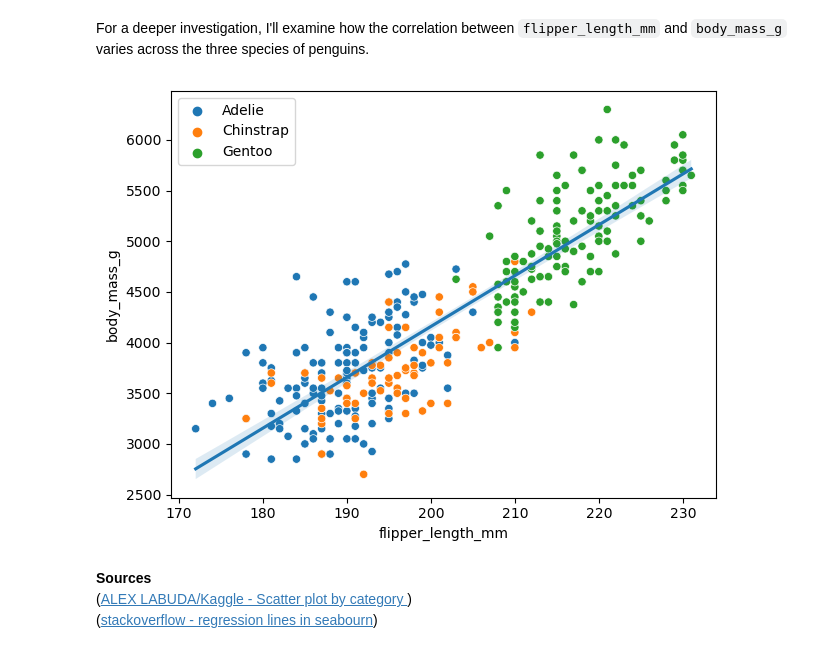
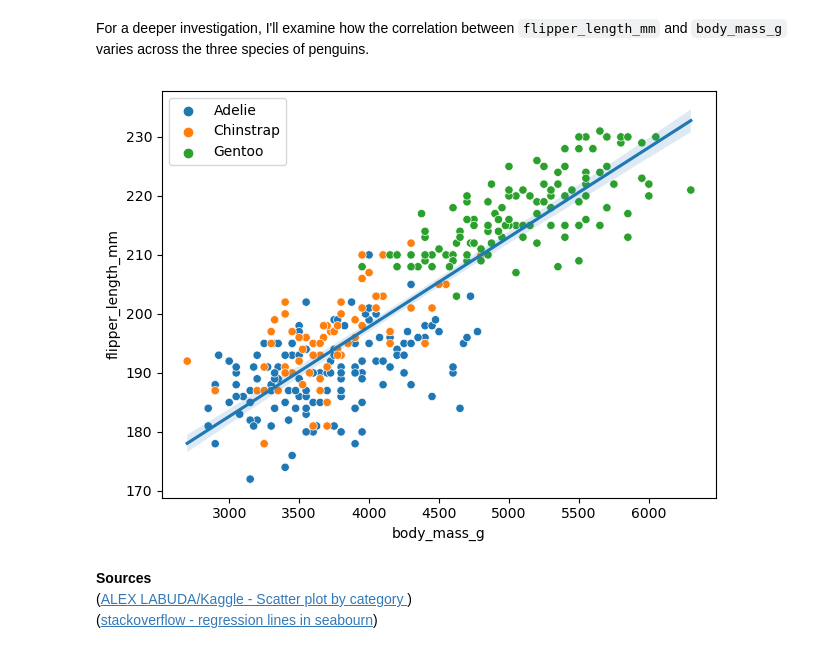
Before and after one commit to sarahembarry/poda-project, a Jupyter notebook: penguins.ipynb, the cells around one changed output. Drawn from its saved outputs; the diff is of its cells as text; code cells hidden in the pictures.

```diff
--- a/penguins.ipynb
+++ b/penguins.ipynb
@@ -434,20 +431,20 @@ For a deeper investigation, I'll examine how the correlation between `flipper_le
 # %%
 
 # Create the scatter plot and set variables
-sns.scatterplot(x='flipper_length_mm', y='body_mass_g', hue='species', data=df_cleaned)
+sns.scatterplot(x='body_mass_g', y='flipper_length_mm', hue='species', data=df_cleaned)
 
 #Add a regression line to the scatter plot
-sns.regplot(x='flipper_length_mm', y='body_mass_g', data=df_cleaned, scatter=False)
+sns.regplot(x='body_mass_g', y='flipper_length_mm', data=df_cleaned, scatter=False)
 
 # Format the legend
 plt.legend(loc='upper left')
 
 # Manually adjust the layout
 plt.tight_layout()
 
 plt.show()
 # %% [output]
-[figure, old version]
+[figure, new version]
 # %% [markdown]
 
 **Sources**<br/>
```
Also changed, not shown: parts of 7 cells of this notebook, 1 other file.
